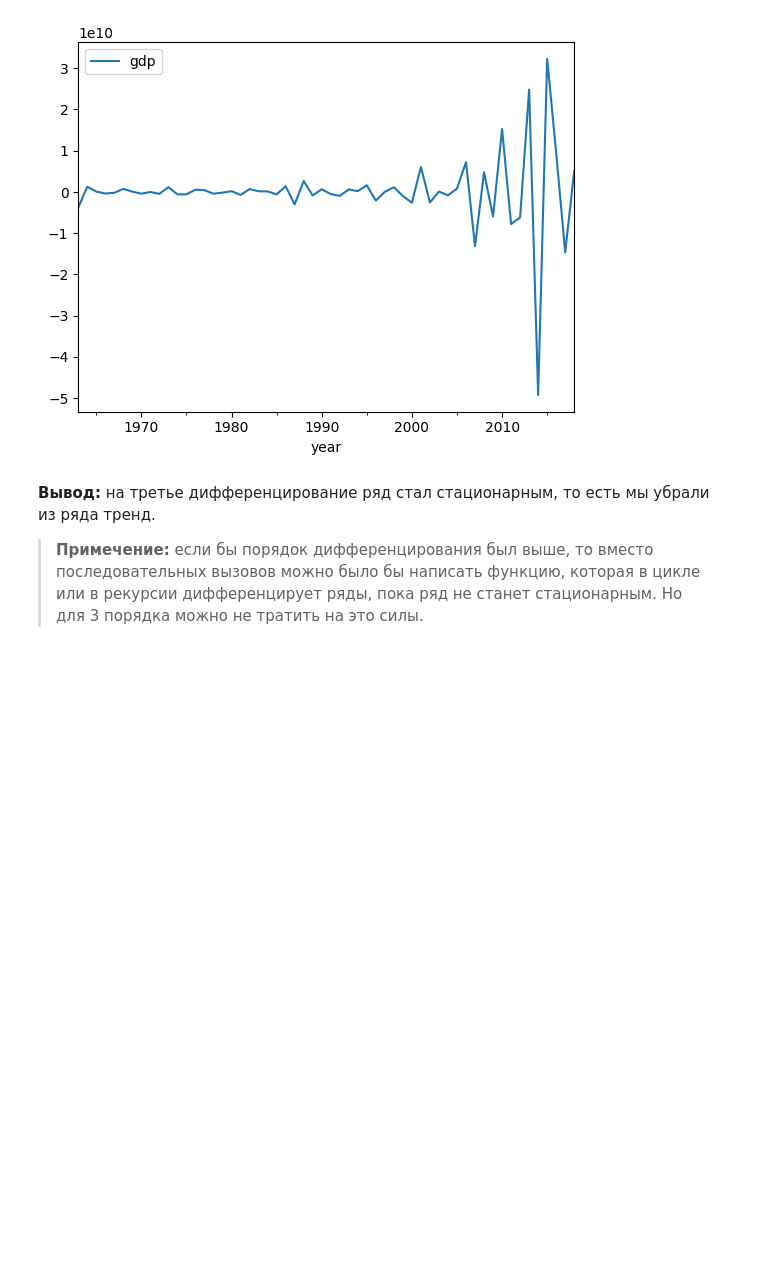
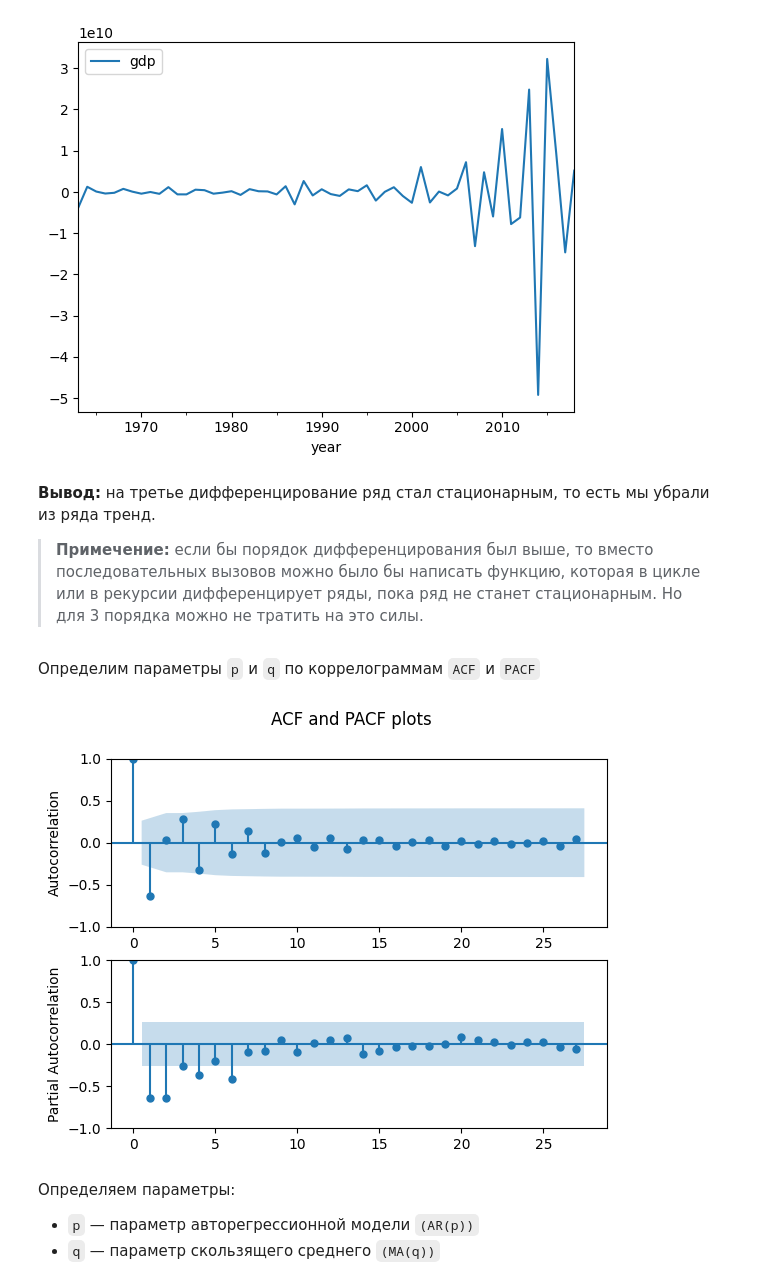
Before and after one commit to botovalex/SFDC, a Jupyter notebook: ML_in_business/ML-13_project_ABotov.ipynb, the cells around one changed output. Cells and saved outputs as stored; diff of their text form; code cells hidden in the pictures; blank space fills up the shorter version.

```diff
--- a/ML_in_business/ML-13_project_ABotov.ipynb
+++ b/ML_in_business/ML-13_project_ABotov.ipynb
@@ -167,3 +174,23 @@ Critical values:  {'1%': -3.5745892596209488, '5%': -2.9239543084490744, '10%':
 # %%
 # запоминаем порядок дифференциала
 d = 3
+# %% [markdown]
+Определим параметры `p` и `q` по коррелограммам `ACF` и `PACF`
+# %%
+fig, (ax1, ax2) = plt.subplots(2, 1)
+lags = 27
+fig = sm.graphics.tsa.plot_acf(train_df_diff_3, lags=lags, ax=ax1)
+ax1.set_ylabel('Autocorrelation')
+ax1.set_title('')
+# выбираем метод 'ywm', так как дефолтный метод 'yw' выводит коррелограмму за интервал [-1,1]
+fig = sm.graphics.tsa.plot_pacf(train_df_diff_3, method='ywm', lags=lags, ax=ax2)
+ax2.set_ylabel('Partial Autocorrelation')
+ax2.set_title('')
+fig.suptitle('ACF and PACF plots')
+plt.show()
+# %% [output]
+[figure, added]
+# %% [markdown]
+Определяем параметры:
+* `p` — параметр авторегрессионной модели `(AR(p))`
+* `q` — параметр скользящего среднего `(MA(q))`
```
Also changed, not shown: parts of 31 cells of this notebook.
